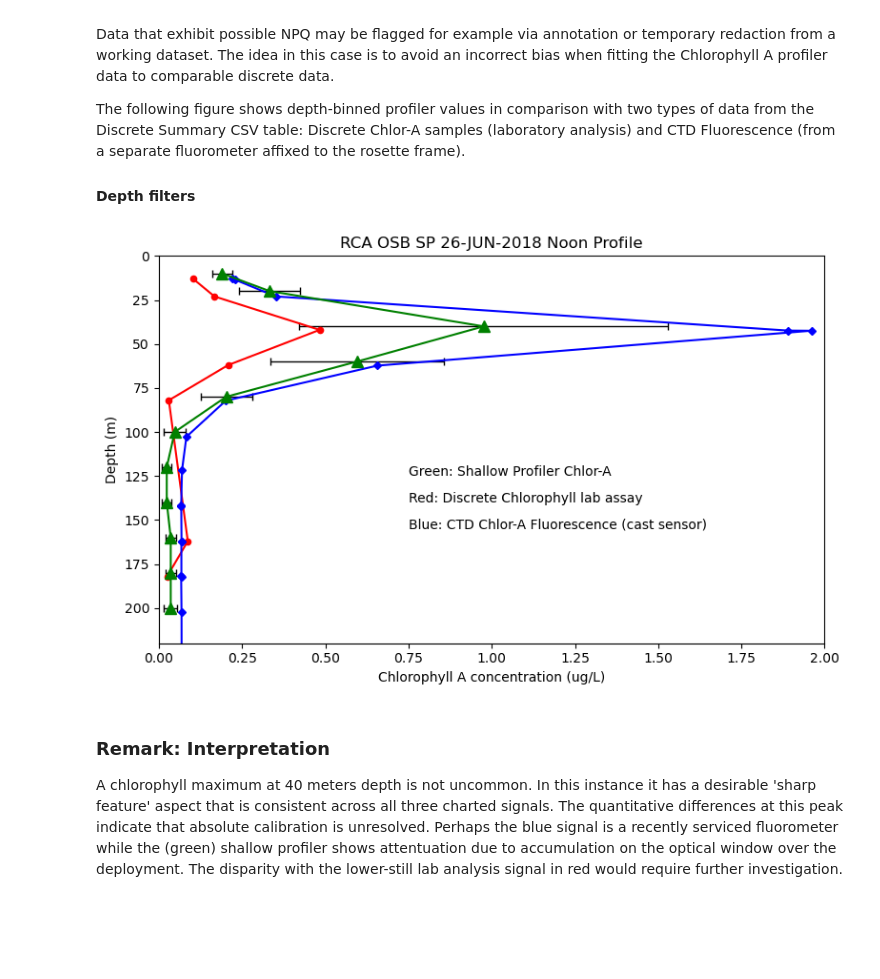
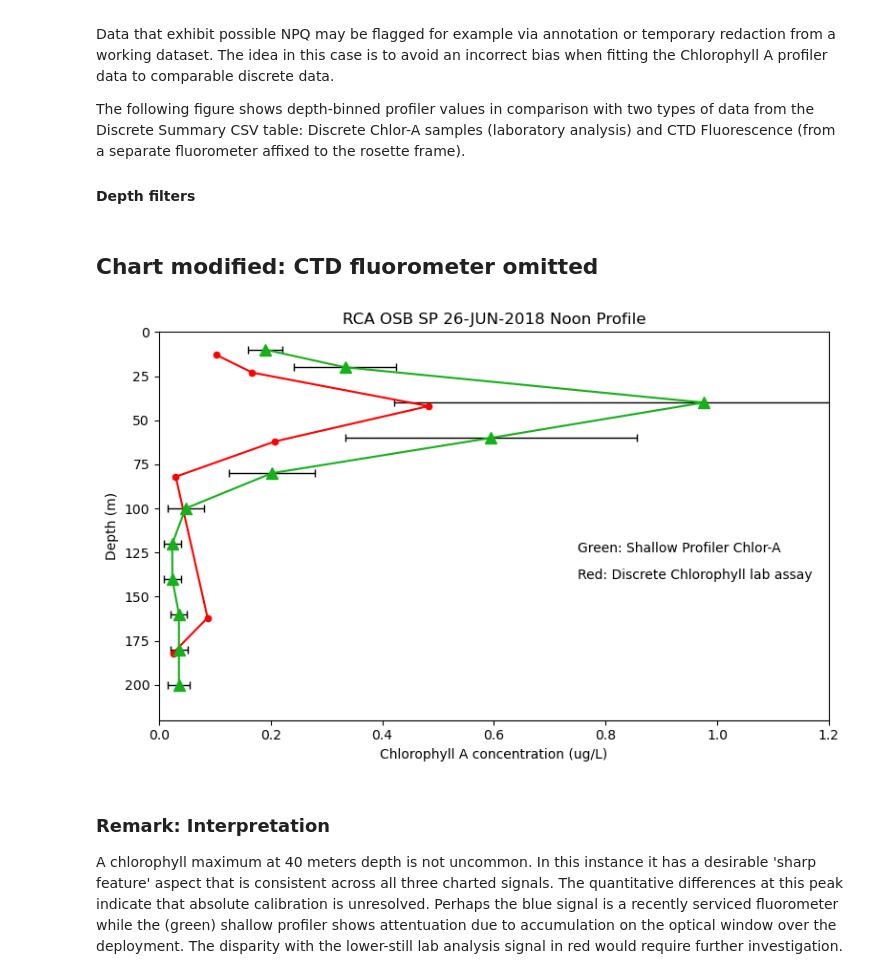
Before and after one commit to robfatland/ocean, a Jupyter notebook: DataQualityGuideNotebook.ipynb, the cells around one changed output. Drawn from its saved outputs; the diff is of its cells as text; code cells hidden in the pictures; blank space fills up the shorter version.

```diff
--- a/DataQualityGuideNotebook.ipynb
+++ b/DataQualityGuideNotebook.ipynb
@@ -1303,33 +1360,35 @@ df = DA_std_depth.to_dataframe()
 df = df.to_csv('../BOS/BO_F6_7_26_JUN_2018_Noon_Profile_stdev_filter_depth_bins.csv')
 
 Discrete002.to_csv('../BOS/BO_F6_8_26_JUN_2018_cast_CTD002_Discrete_and_CTD_data.csv')
+# %% [markdown]
+## Chart modified: CTD fluorometer omitted
 # %%
 fig,ax=plt.subplots(figsize=(8,5), tight_layout=True)
 
 ax.errorbar(DA_median_depth.chlora, DA_median_depth.depth_bins,
             xerr=DA_std_depth.chlora, ecolor='k', elinewidth=1, capsize=3,
-            ms=9., marker='^', linestyle='-', color='g')
+            ms=9., marker='^', linestyle='-', color='xkcd:green')
 
 # Values adopted from the Discrete Summary table
 Discrete_Depth =  [182, 162, 82, 62, 42, 23, 13]
 Discrete_ChlorA = [0.025, 0.087, 0.030, 0.208, 0.483, 0.167, 0.103]
 
 # ax.plot(DA_median_depth.chlora, DA_median_depth.depth_bins, ms=9., marker='^', linestyle='-', color='g')
 ax.plot(Discrete_ChlorA, Discrete_Depth, marker='.', ms=9, color='r')
-ax.plot(D002_fluor, D002_depth, marker='D', ms=4, color='b')
+# ax.plot(D002_fluor, D002_depth, marker='D', ms=4, color='b')
 
-ax.set(ylim=(220., 0.), xlim=(0, 2.0),
+ax.set(ylim=(220., 0.), xlim=(0, 1.2),
        title='RCA OSB SP 26-JUN-2018 Noon Profile')
 
 ax.set(xlabel='Chlorophyll A concentration (ug/L)', ylabel='Depth (m)')
 
 ax.text(0.75, 125, 'Green: Shallow Profiler Chlor-A')
 ax.text(0.75, 140, 'Red: Discrete Chlorophyll lab assay')
-ax.text(0.75, 155, 'Blue: CTD Chlor-A Fluorescence (cast sensor)')
+# ax.text(0.75, 155, 'Blue: CTD Chlor-A Fluorescence (cast sensor)')
 
 fig.show()
 # %% [output]
-[figure, old version]
+[figure, new version]
 # %%
 # Save figure 6
 fig.savefig("../BOS/Figures/BO_F6_2_26_JUN_2018_noon_profile_chlor_a_discrete_and_CTD_comparison.png")
```
Also changed, not shown: parts of 15 cells of this notebook.
